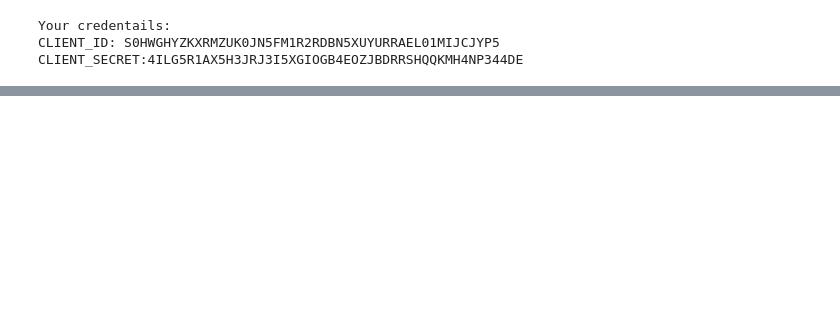
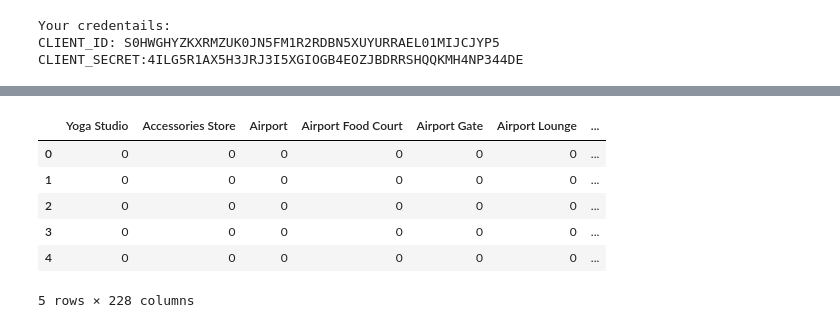
Before and after one commit to aaronwilliame/Coursera_Capstone, a Jupyter notebook: Week_3/Segmenting and Clustering Neighborhoods in Toronto.ipynb, the cells around one changed output, grey strips where cells are left out. Saved outputs shown, nothing was run; the diff lists cells and outputs as text; code cells hidden in the pictures; blank space fills up the shorter version.

```diff
--- a/Week_3/Segmenting and Clustering Neighborhoods in Toronto.ipynb
+++ b/Week_3/Segmenting and Clustering Neighborhoods in Toronto.ipynb
@@ -128,0 +137,8 @@ CLIENT_SECRET:4ILG5R1AX5H3JRJ3I5XGIOGB4EOZJBDRRSHQQKMH4NP344DE
+# %%
+neighbourhood_lat = toronto_data.loc[0,"Latitude"] # Neighbourhood lat value
+neighbourhood_long = toronto_data.loc[0, "Longitude"] # Neighbourhood long value
+neighbourhood_name = toronto_data.loc[0, "Neighbourhood"] # neighbourhoods name
+
+print('Latitude and longitude values of {} are {}, {}.'.format(neighbourhood_name,
+                                                               neighbourhood_lat,
+                                                               neighbourhood_long))
@@ -128,0 +322,20 @@ CLIENT_SECRET:4ILG5R1AX5H3JRJ3I5XGIOGB4EOZJBDRRSHQQKMH4NP344DE
+# %%
+# One hot coding
+toronto_onehot = pd.get_dummies(toronto_venues[['Venue Category']], prefix="", prefix_sep="")
+
+# Add neighborhood column back to dataframe
+toronto_onehot["Neighborhood"] = toronto_venues["Neighborhood"]
+
+# Move neighborhood column to first column
+fixed_columns = [toronto_onehot.columns[-1]] + list(toronto_onehot.columns[:-1])
+toronto_onehot = toronto_onehot[fixed_columns]
+
+toronto_onehot.head()
+# %% [output]
+|  | Yoga Studio | Accessories Store | Airport | Airport Food Court | Airport Gate | Airport Lounge | ... |
+| 0 | 0 | 0 | 0 | 0 | 0 | 0 | ... |
+| 1 | 0 | 0 | 0 | 0 | 0 | 0 | ... |
+| 2 | 0 | 0 | 0 | 0 | 0 | 0 | ... |
+| 3 | 0 | 0 | 0 | 0 | 0 | 0 | ... |
+| 4 | 0 | 0 | 0 | 0 | 0 | 0 | ... |
+5 rows × 228 columns
```
Also changed, not shown: parts of 22 cells of this notebook.
